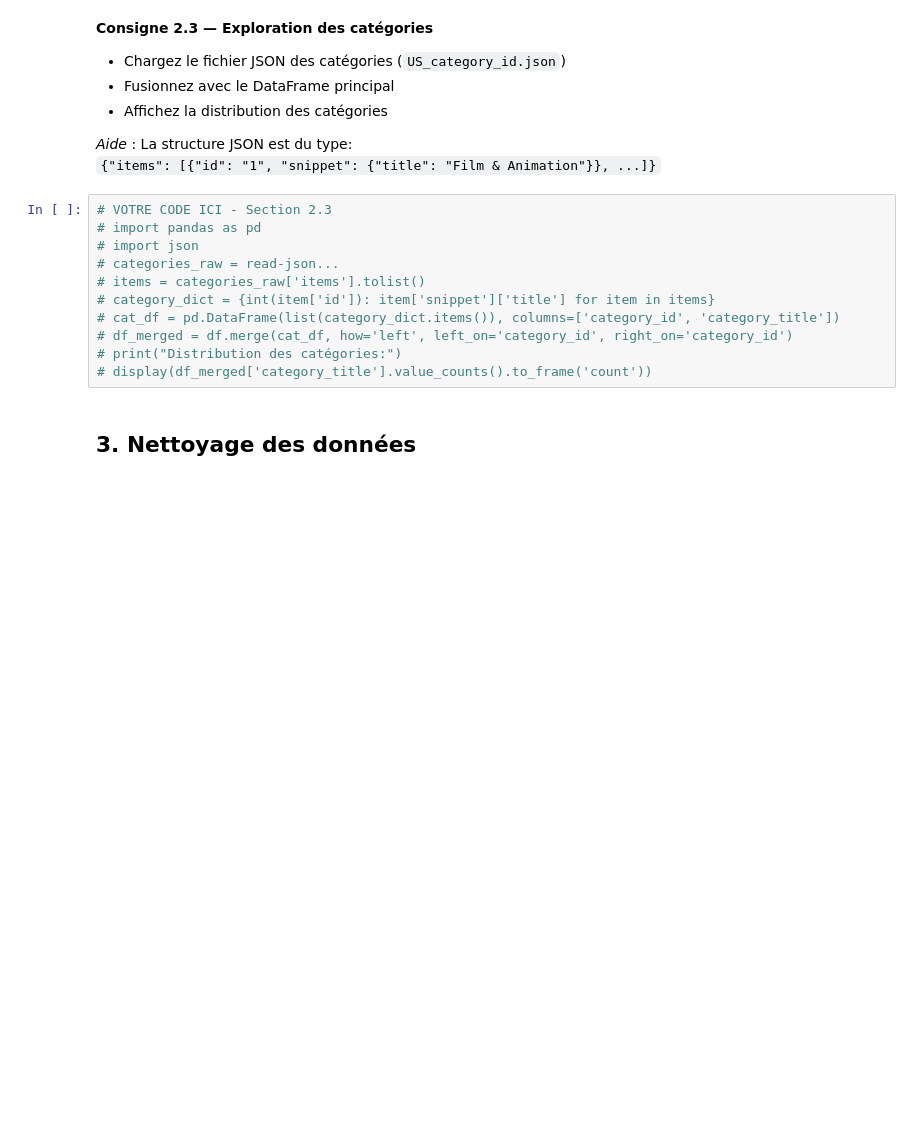
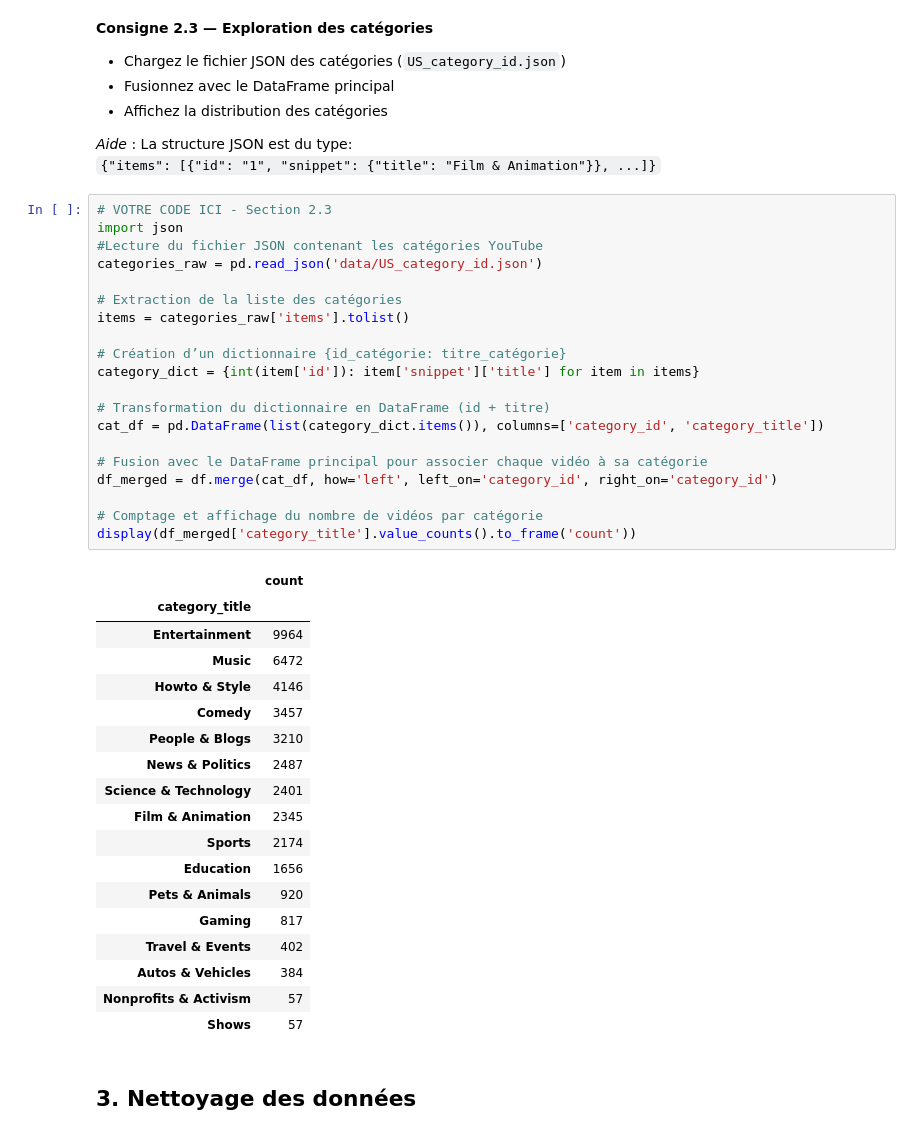
Before and after one commit to Fadila04/classification-IA, a Jupyter notebook: projet-ml-youtube-trending-68b010e7b5bc2532236423.ipynb, the cells around one changed output. Saved outputs shown, nothing was run; the diff lists cells and outputs as text; blank space fills up the shorter version.

```diff
--- a/projet-ml-youtube-trending-68b010e7b5bc2532236423.ipynb
+++ b/projet-ml-youtube-trending-68b010e7b5bc2532236423.ipynb
@@ -127,15 +130,43 @@ Shape: (40949, 16)
 `{"items": [{"id": "1", "snippet": {"title": "Film & Animation"}}, ...]}`
 # %%
 # VOTRE CODE ICI - Section 2.3
-# import pandas as pd
-# import json
-# categories_raw = read-json...
-# items = categories_raw['items'].tolist()
-# category_dict = {int(item['id']): item['snippet']['title'] for item in items}
-# cat_df = pd.DataFrame(list(category_dict.items()), columns=['category_id', 'category_title'])
-# df_merged = df.merge(cat_df, how='left', left_on='category_id', right_on='category_id')
-# print("Distribution des catégories:")
-# display(df_merged['category_title'].value_counts().to_frame('count'))
+import json
+#Lecture du fichier JSON contenant les catégories YouTube
+categories_raw = pd.read_json('data/US_category_id.json')
+
+# Extraction de la liste des catégories
+items = categories_raw['items'].tolist()
+
+# Création d’un dictionnaire {id_catégorie: titre_catégorie}
+category_dict = {int(item['id']): item['snippet']['title'] for item in items}
+
+# Transformation du dictionnaire en DataFrame (id + titre)
+cat_df = pd.DataFrame(list(category_dict.items()), columns=['category_id', 'category_title'])
+
+# Fusion avec le DataFrame principal pour associer chaque vidéo à sa catégorie
+df_merged = df.merge(cat_df, how='left', left_on='category_id', right_on='category_id')
+
+# Comptage et affichage du nombre de vidéos par catégorie
+display(df_merged['category_title'].value_counts().to_frame('count'))
+# %% [output]
+|  | count |
+| category_title |  |
+| Entertainment | 9964 |
+| Music | 6472 |
+| Howto & Style | 4146 |
+| Comedy | 3457 |
+| People & Blogs | 3210 |
+| News & Politics | 2487 |
+| Science & Technology | 2401 |
+| Film & Animation | 2345 |
+| Sports | 2174 |
+| Education | 1656 |
+| Pets & Animals | 920 |
+| Gaming | 817 |
+| Travel & Events | 402 |
+| Autos & Vehicles | 384 |
+| Nonprofits & Activism | 57 |
+| Shows | 57 |
 # %% [markdown]
 ## 3. Nettoyage des données
 # %% [markdown]
```
Also changed, not shown: parts of 9 cells of this notebook.
